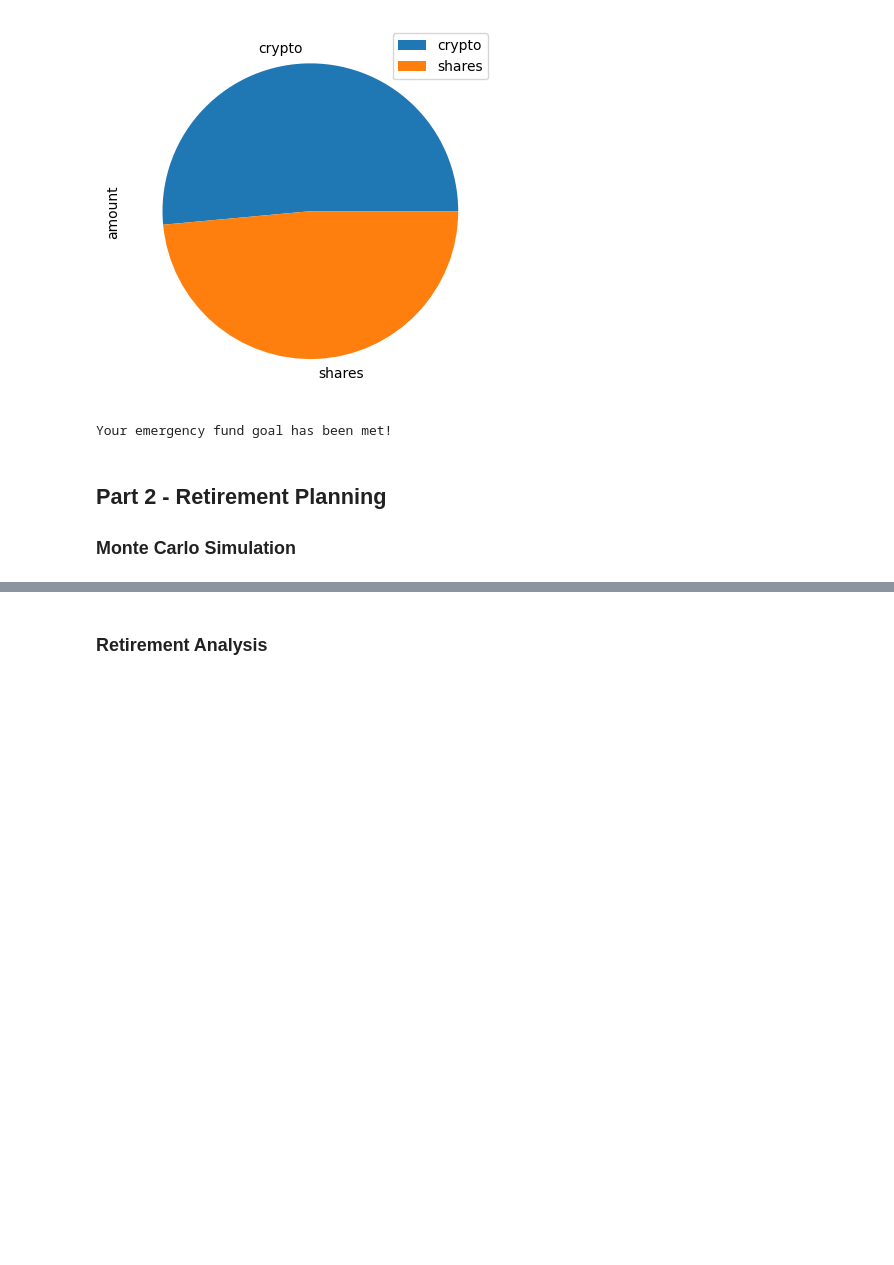
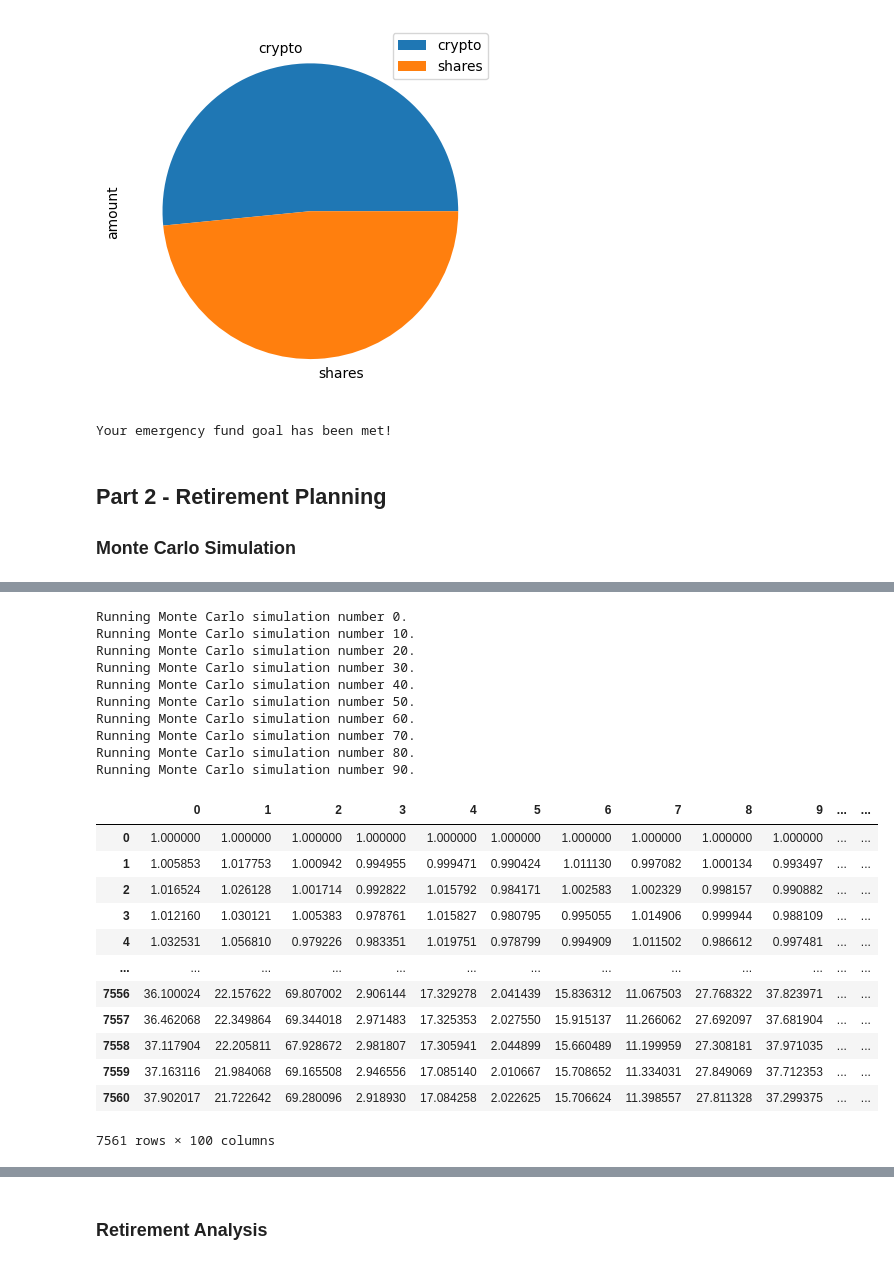
Before and after one commit to marc-martinez1/financial_planner_demo, a Jupyter notebook: financial-planner.ipynb, the cells around one changed output, grey strips where cells are left out. Drawn from its saved outputs; the diff is of its cells as text; code cells hidden in the pictures; blank space fills up the shorter version.

```diff
--- a/financial-planner.ipynb
+++ b/financial-planner.ipynb
@@ -187,3 +220,27 @@ df_stock_data.head()
 # %%
-# Configuring a Monte Carlo simulation to forecast 30 years cumulative returns
-# YOUR CODE HERE!
+# Running a Monte Carlo simulation to forecast 30 years cumulative returns
+portfolio_forecast.calc_cumulative_return()
+# %% [output]
+Running Monte Carlo simulation number 0.
+Running Monte Carlo simulation number 10.
+Running Monte Carlo simulation number 20.
+Running Monte Carlo simulation number 30.
+Running Monte Carlo simulation number 40.
+Running Monte Carlo simulation number 50.
+Running Monte Carlo simulation number 60.
+Running Monte Carlo simulation number 70.
+Running Monte Carlo simulation number 80.
+Running Monte Carlo simulation number 90.
+|  | 0 | 1 | 2 | 3 | 4 | 5 | 6 | 7 | 8 | 9 | ... | ... |
+| 0 | 1.000000 | 1.000000 | 1.000000 | 1.000000 | 1.000000 | 1.000000 | 1.000000 | 1.000000 | 1.000000 | 1.000000 | ... | ... |
+| 1 | 1.005853 | 1.017753 | 1.000942 | 0.994955 | 0.999471 | 0.990424 | 1.011130 | 0.997082 | 1.000134 | 0.993497 | ... | ... |
+| 2 | 1.016524 | 1.026128 | 1.001714 | 0.992822 | 1.015792 | 0.984171 | 1.002583 | 1.002329 | 0.998157 | 0.990882 | ... | ... |
+| 3 | 1.012160 | 1.030121 | 1.005383 | 0.978761 | 1.015827 | 0.980795 | 0.995055 | 1.014906 | 0.999944 | 0.988109 | ... | ... |
+| 4 | 1.032531 | 1.056810 | 0.979226 | 0.983351 | 1.019751 | 0.978799 | 0.994909 | 1.011502 | 0.986612 | 0.997481 | ... | ... |
+| ... | ... | ... | ... | ... | ... | ... | ... | ... | ... | ... | ... | ... |
+| 7556 | 36.100024 | 22.157622 | 69.807002 | 2.906144 | 17.329278 | 2.041439 | 15.836312 | 11.067503 | 27.768322 | 37.823971 | ... | ... |
+| 7557 | 36.462068 | 22.349864 | 69.344018 | 2.971483 | 17.325353 | 2.027550 | 15.915137 | 11.266062 | 27.692097 | 37.681904 | ... | ... |
+| 7558 | 37.117904 | 22.205811 | 67.928672 | 2.981807 | 17.305941 | 2.044899 | 15.660489 | 11.199959 | 27.308181 | 37.971035 | ... | ... |
+| 7559 | 37.163116 | 21.984068 | 69.165508 | 2.946556 | 17.085140 | 2.010667 | 15.708652 | 11.334031 | 27.849069 | 37.712353 | ... | ... |
+| 7560 | 37.902017 | 21.722642 | 69.280096 | 2.918930 | 17.084258 | 2.022625 | 15.706624 | 11.398557 | 27.811328 | 37.299375 | ... | ... |
+7561 rows × 100 columns
```
Also changed, not shown: parts of 16 cells of this notebook.
